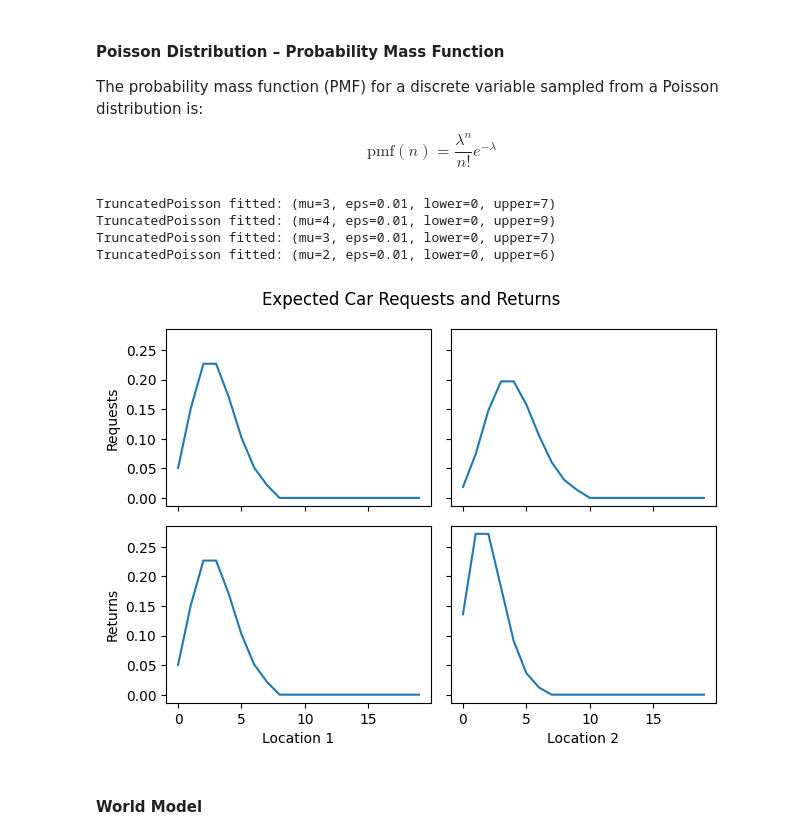
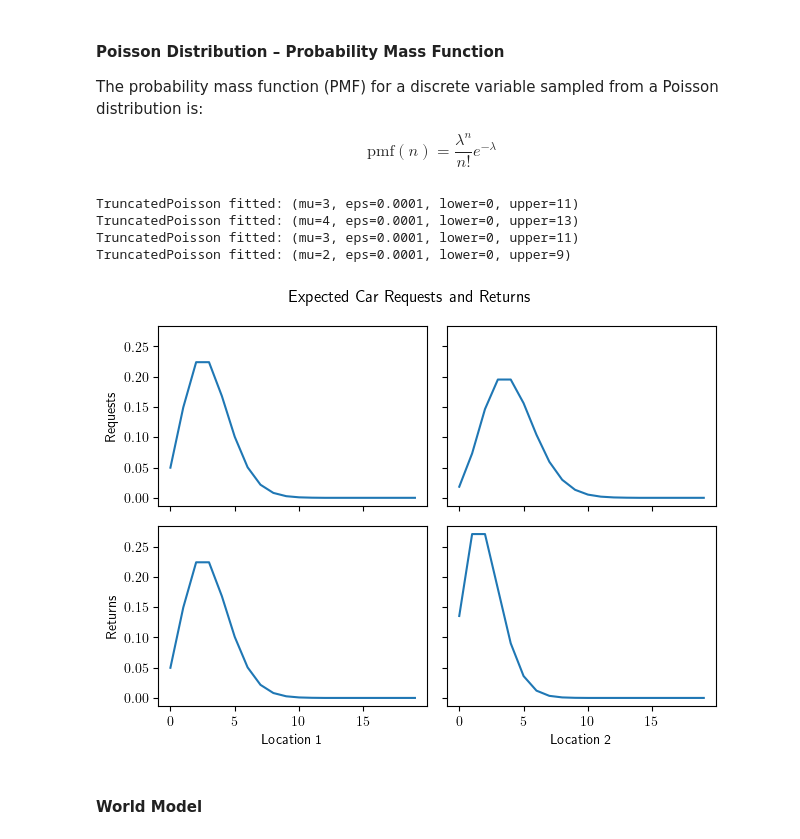
Before and after one commit to ktzyskowski/jacks_car_rental, a Jupyter notebook: jacks_car_rental.ipynb, the cells around one changed output. Cells and saved outputs as stored; diff of their text form; code cells hidden in the pictures.

```diff
--- a/jacks_car_rental.ipynb
+++ b/jacks_car_rental.ipynb
@@ -50,18 +50,29 @@ from scipy.stats import poisson
 
 
 class TruncatedPoisson:
+    """A cache for Poisson PMF values.
+
+    Only stores values of k for which pmf(k) > epsilon.
+    """
+
     def __init__(
         self,
         mu: float,
-        eps: float = 1e-2,
+        eps: float = 1e-4,
     ):
+        """Initialize a new Poisson cache.
+
+        Args:
+            mu (float): the mean of the distribution.
+            eps (float, optional): minimum PMF to be cached. Defaults to 1e-4.
+        """
         self._mu = mu
         self._eps = eps
         self._lower = None
         self._upper = None
         self._pmf = []
 
-        # underlying poisson
+        # underlying poisson from scipy
         rv = poisson(self._mu)
 
         for k in count(start=0):
@@ -78,7 +89,6 @@ class TruncatedPoisson:
         # normalize so that truncated PMF sums to 1
         self._pmf = np.array(self._pmf)
         self._pmf /= self._pmf.sum()
-
         self._k = np.arange(self._lower, self._upper + 1)
 
         print(
@@ -86,45 +96,58 @@ class TruncatedPoisson:
         )
 
     def k(self) -> Sequence[int]:
+        """Return all values of k stored within this class."""
         return self._k
 
     def pmf(self, k: int) -> float:
-        if k not in self._k:
+        """Return the value of the Probability Mass Function computed for the given k.
+
+        Args:
+            k (int): Poisson observation.
+
+        Returns:
+            float: Probability that the given Poisson observation may occur.
+        """
+        if isinstance(k, np.ndarray):
+            return np.take(self._pmf, k)
+        if k not in self.k():
             return 0
         return self._pmf[k]
 
 
+# create four Poisson distributions, for each location, and for requests/returns
 requests_poisson = [TruncatedPoisson(mu=lam) for lam in config.requests_lambda]
 returns_poisson = [TruncatedPoisson(mu=lam) for lam in config.returns_lambda]
 
 
+# plot Poissons
 def plot_poisson():
     fig, axs = plt.subplots(nrows=2, ncols=2, sharex=True, sharey=True)
 
     ns = range(20)
     axs[0, 0].plot(ns, [requests_poisson[0].pmf(n) for n in ns])
     axs[0, 1].plot(ns, [requests_poisson[1].pmf(n) for n in ns])
     axs[1, 0].plot(ns, [returns_poisson[0].pmf(n) for n in ns])
     axs[1, 1].plot(ns, [returns_poisson[1].pmf(n) for n in ns])
 
     axs[1, 0].set_xlabel("Location 1")
     axs[1, 1].set_xlabel("Location 2")
     axs[0, 0].set_ylabel("Requests")
     axs[1, 0].set_ylabel("Returns")
 
     fig.suptitle("Expected Car Requests and Returns")
 
     plt.tight_layout()
     plt.show()
 
 
 plot_poisson()
 # %% [output]
-TruncatedPoisson fitted: (mu=3, eps=0.01, lower=0, upper=7)
-TruncatedPoisson fitted: (mu=4, eps=0.01, lower=0, upper=9)
-TruncatedPoisson fitted: (mu=3, eps=0.01, lower=0, upper=7)
-TruncatedPoisson fitted: (mu=2, eps=0.01, lower=0, upper=6)
+TruncatedPoisson fitted: (mu=3, eps=0.0001, lower=0, upper=11)
+TruncatedPoisson fitted: (mu=4, eps=0.0001, lower=0, upper=13)
+TruncatedPoisson fitted: (mu=3, eps=0.0001, lower=0, upper=11)
+TruncatedPoisson fitted: (mu=2, eps=0.0001, lower=0, upper=9)
-[figure, old version]
+[figure, new version]
 # %% [markdown]
 #### World Model
 # %%
```
Also changed, not shown: parts of 6 cells of this notebook, 15 other files.
